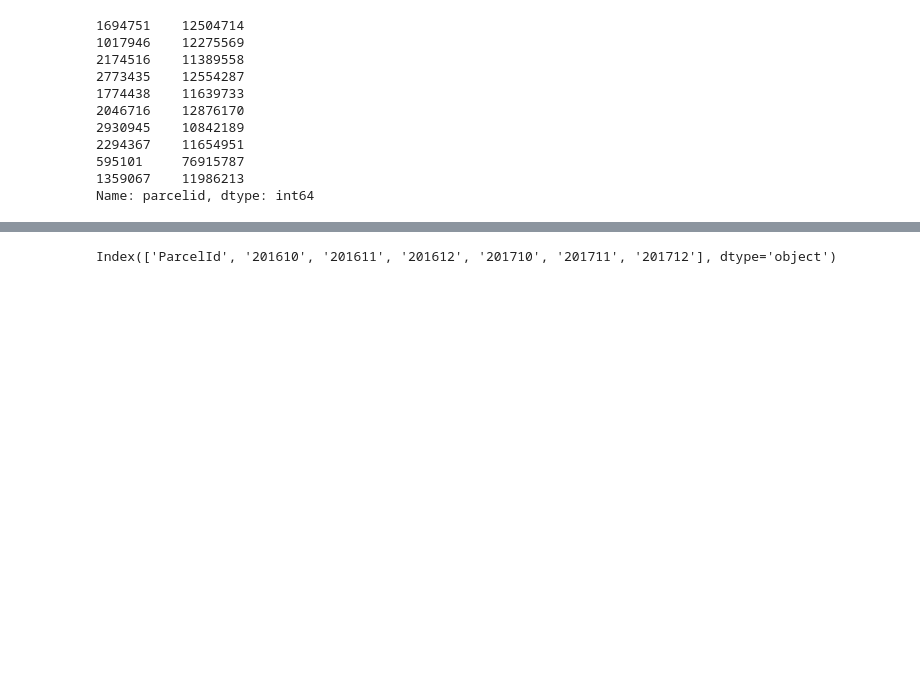
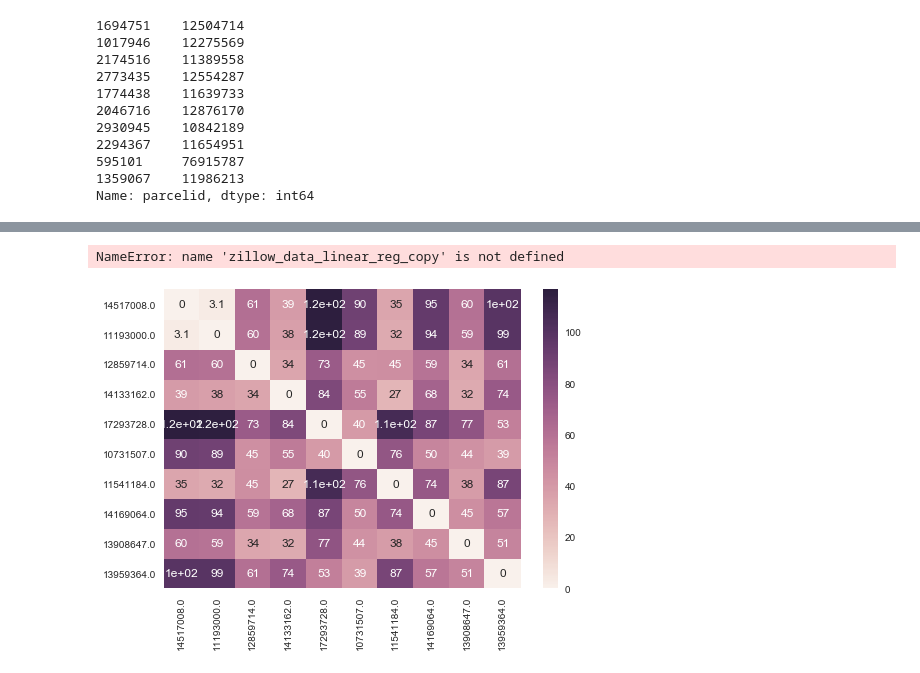
Before and after one commit to VinodKumarLogan/CSE519-2017-111491311, a Jupyter notebook: HW3/HW3.ipynb, the cells around one changed output, grey strips where cells are left out. Saved outputs shown, nothing was run; the diff lists cells and outputs as text; code cells hidden in the pictures; blank space fills up the shorter version.

Commit message:
distance metric

```diff
--- a/HW3/HW3.ipynb
+++ b/HW3/HW3.ipynb
@@ -1038,7 +497,5 @@ len(zillow_data_for_modeling['taxamount'].unique())
 # %%
 for i in range(zillow_data_for_modeling.shape[0]):
-    if i%100000==0:
-        print(i)
     zillow_data_for_modeling.at[i, "price"] = (zillow_data_for_modeling.iloc[i]["taxamount"]*100.0) / float(region_county_tax_rates[region_zip_county[int(zillow_data_for_modeling.iloc[i]["regionidzip"])][1]])
 # %% [output]
 0
@@ -1277,8 +640,6 @@ zillow_data_distance_metric = zillow_min_max_normalisedd_df.copy()
 metric_columns = ["price","income","lotsizesquarefeet","landtaxvaluedollarcnt","population"]
 metric_function_coefficients = [-5, 4, 3, -2, 1]
 for i in range(zillow_data_distance_metric.shape[0]):
-    if i%100000==0:
-        print(i)
     zillow_data_distance_metric.at[i,"distancemetric"] = sum([metric_function_coefficients[j]*zillow_data_distance_metric.iloc[i][j] for j in range(len(metric_columns))])
 # %% [output]
 0
@@ -1443,23 +700,36 @@ len(zillow_test_predicted)
 # %%
 submission_file = pd.read_csv('sample_submission.csv')
-# %%
-submission_file.columns
-# %% [output]
-Index(['ParcelId', '201610', '201611', '201612', '201710', '201711', '201712'], dtype='object')
 # %%
 for cols in submission_file.columns[submission_file.columns != 'ParcelId']:
     submission_file[cols] = zillow_test_predicted
 submission_file.to_csv('lr_2016_results.csv', index=False, float_format='%.6f')
 # %%
 import random
-
-# Pairwise distance function
-def pairwise_distance(first_parcel, second_parcel):
-    return np.linalg.norm(first_parcel - second_parcel)
+from scipy.stats import zscore
 
 columns_for_similarity = ['bathroomcnt', 'bedroomcnt', 'calculatedfinishedsquarefeet', 'latitude', 'longitude', 'lotsizesquarefeet', 'yearbuilt', 'structuretaxvaluedollarcnt', 'landtaxvaluedollarcnt', 'price','population', 'income']
 
-experiment_ids = set([random.rand(zillow_min_max_normalisedd_df.shape[0]) for i in range(1000)])
-
-for i in range(len(experiment_ids)-1):
-    for j in range(i+1, len(experiment_ids)):
+zillow_data_z_score = zillow_data_linear_reg_copy.copy()
+zillow_data_z_score = zillow_data_linear_reg_copy["parcelid"] + zillow_data_z_score[columns_for_similarity].apply(zscore)
+experiment_ids = set([random.randint(0,zillow_data_z_score.shape[0]) for i in range(10)])
+parcel_id_list = [zillow_data_z_score.iloc[i]["parcelid"] for i in experiment_ids]
+len(experiment_ids)
+# %% [output]
+NameError: name 'zillow_data_linear_reg_copy' is not defined
+# %%
+# Pairwise distance function
+def pairwise_distance(first_parcel, second_parcel):
+    return np.linalg.norm(first_parcel - second_parcel)
+
+zillow_similarity = []
+for i in range(len(experiment_ids)):
+    tmp = list()
+    for j in range(len(experiment_ids)):
+        tmp.append(pairwise_distance(zillow_min_max_normalisedd_df.iloc[i][:-1], zillow_min_max_normalisedd_df.iloc[j][:-1]))
+    zillow_similarity.append(tmp)
+# %%
+sns.set()
+sns.heatmap(zillow_similarity, annot=True, xticklabels=parcel_id_list, yticklabels=parcel_id_list)
+plt.show()
+# %% [output]
+[figure, added]
```
Also changed, not shown: parts of 83 cells of this notebook.
